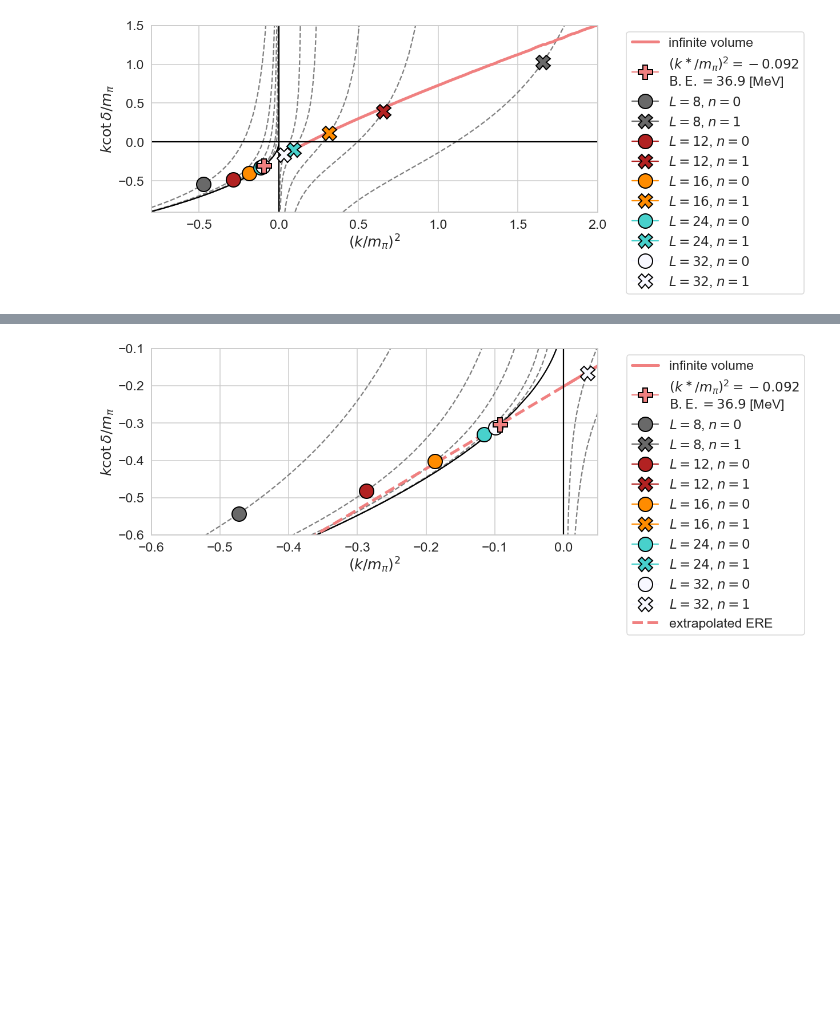
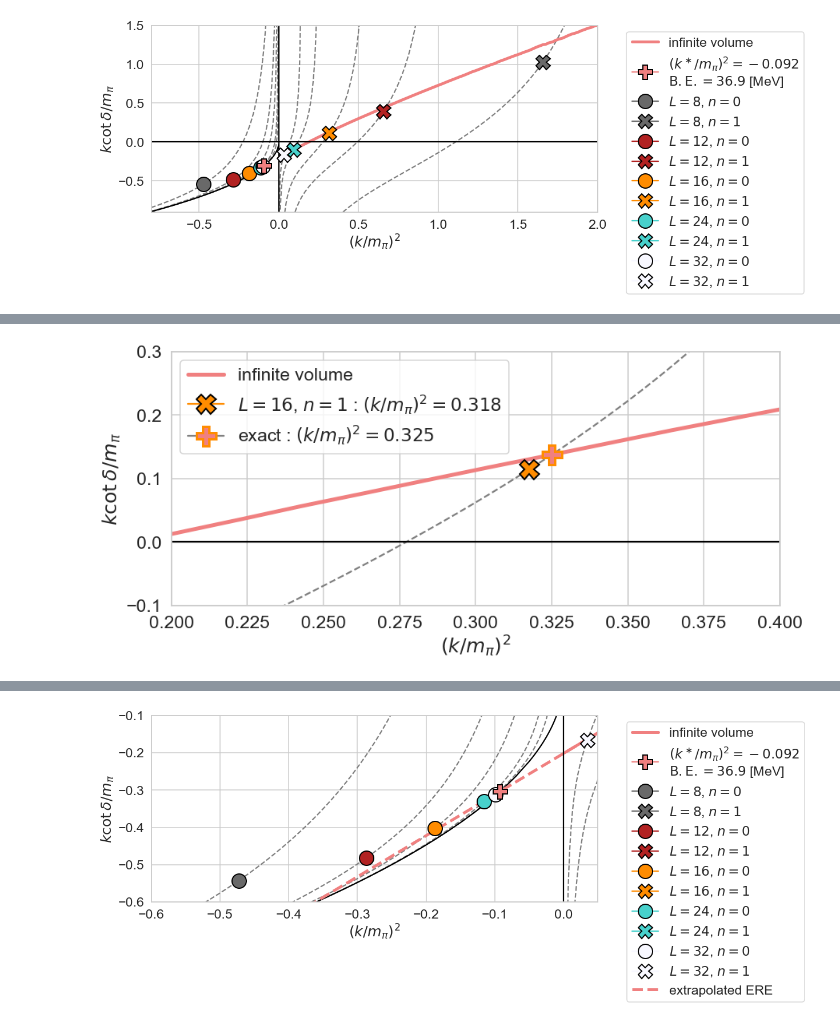
Before and after one commit to tkmiriya/weakly_bound_h, a Jupyter notebook: notebook/SU3_HAL_finite_volume_effect.ipynb, the cells around one changed output, grey strips where cells are left out. Cells and saved outputs as stored; diff of their text form; code cells hidden in the pictures; blank space fills up the shorter version.

```diff
--- a/notebook/SU3_HAL_finite_volume_effect.ipynb
+++ b/notebook/SU3_HAL_finite_volume_effect.ipynb
@@ -536,0 +564,7 @@ fig.savefig('../figs/hal_pot_finite_volume/su3_mpi837MeV_kcot_vs_k2_L_dep_L12_le
+# %%
+xlim = (0.2, 0.4)
+ylim = (-0.1, 0.3)
+key = (16, 1)
+check_finite_volume_systematic_error(key, xlim, ylim)
+# %% [output]
+[figure, added]
```
Also changed, not shown: parts of 7 cells of this notebook, 7 other files.
